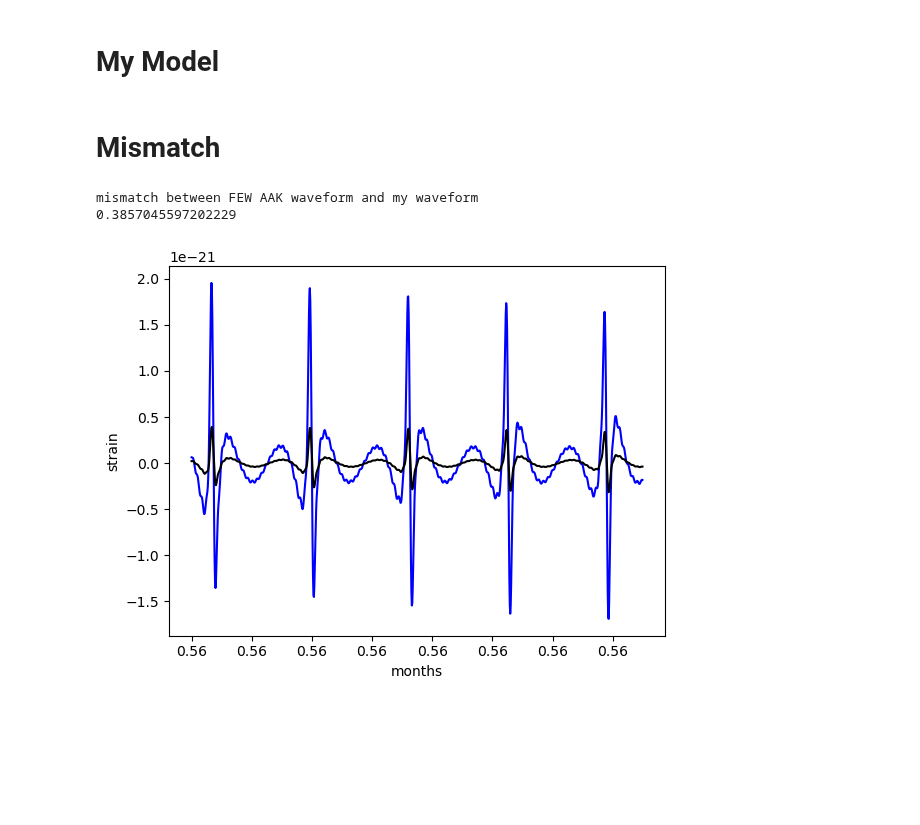
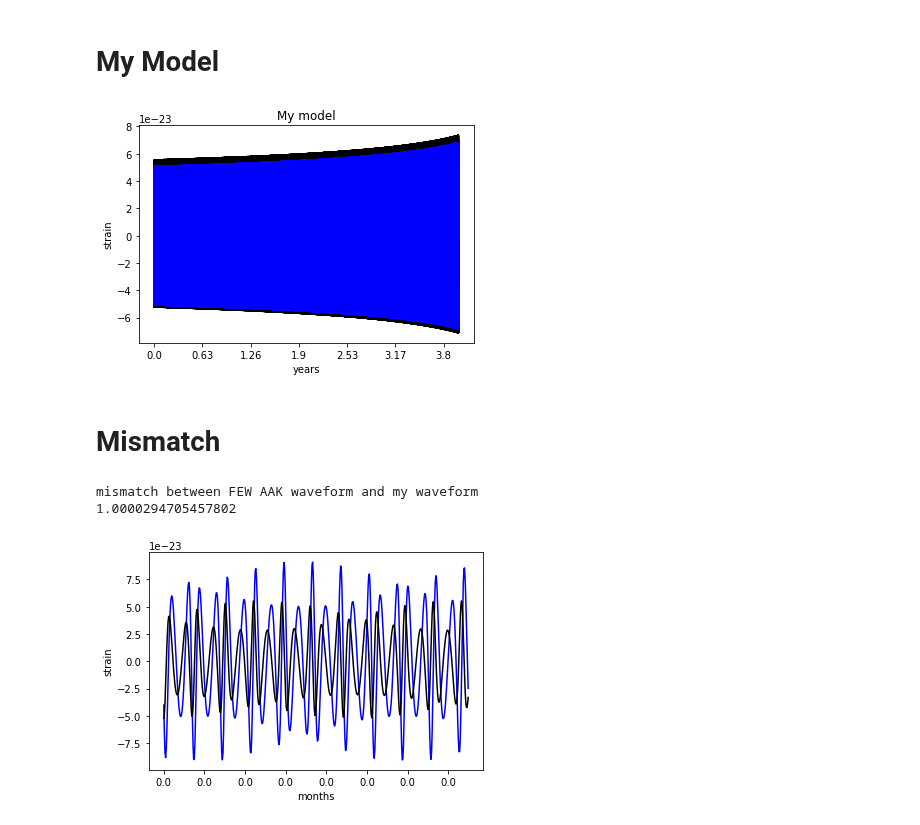
Before and after one commit to Shaun-F/GWGenerator, a Jupyter notebook: debugging/Compare generated waveforms.ipynb, the cells around one changed output. Drawn from its saved outputs; the diff is of its cells as text; code cells hidden in the pictures; blank space fills up the shorter version.

```diff
--- a/debugging/Compare generated waveforms.ipynb
+++ b/debugging/Compare generated waveforms.ipynb
@@ -35,4 +35,4 @@ phiK = 0.
 dist = 1.0
 mich = False
 dt = 15
-T = 8
+T = 4
@@ -41,12 +39,12 @@ ModuleNotFoundError: No module named 'few'
 # %% [markdown]
 # FEW 5PN AAK model
 # %%
-use_gpu = True
+use_gpu = False
 
 # keyword arguments for inspiral generator (RunKerrGenericPn5Inspiral)
 inspiral_kwargs = {
     "DENSE_STEPPING": 0,  # we want a sparsely sampled trajectory
-    "max_init_len": int(1e3),  # all of the trajectories will be well under len = 1000
+    "max_init_len": int(1e4),  # all of the trajectories will be well under len = 1000
 }
 
 # keyword arguments for summation generator (AAKSummation)
@@ -59,9 +57,9 @@ wave_generator = Pn5AAKWaveform(inspiral_kwargs=inspiral_kwargs, sum_kwargs=sum_
 FEWwaveform = wave_generator(M, mu, a, p0, e0, Y0, qS, phiS, qK, phiK, dist,Phi_phi0=Phi_phi0, Phi_theta0=Phi_theta0, Phi_r0=Phi_r0, mich=mich, dt=dt, T=T)
 
 t = np.arange(len(FEWwaveform)) * dt;
-wf = FEWwaveform.get()
-plt.plot(t, wf.real);
-plt.plot(t, wf.imag);
+wf = FEWwaveform
+plt.plot(t, wf.real, color='black');
+plt.plot(t, wf.imag,color='blue');
 plt.title("FEW AAK model");
 ticks = plt.xticks()[0][1:-1];
 newlabs = [int(i)/100 for i in (ticks*100/(60*60*24*365))];
@@ -73,11 +71,11 @@ plt.ylabel("strain");
 # %% [markdown]
 # My Model
 # %%
-use_gpu = True
+use_gpu = False
 
 # keyword arguments for inspiral generator (RunKerrGenericPn5Inspiral)
 inspiral_kwargs = {
-    "npoints": 10,  # we want a densely sampled trajectory
+    "npoints": 110,  # we want a densely sampled trajectory
     "dense_output": True
 }
 
@@ -92,36 +90,38 @@ wfgenerator = EMRIWaveform(inspiral_kwargs=inspiral_kwargs, sum_kwargs=sum_kwarg
 mywf = wfgenerator(M, mu, a, p0, e0, Y0, qS, phiS, qK, phiK, dist,Phi_phi0=Phi_phi0, Phi_theta0=Phi_theta0, Phi_r0=Phi_r0, mich=mich, dt=dt, T=T)
 
 t = np.arange(len(mywf)) * dt
-plt.plot(t, mywf.real);
-plt.plot(t, mywf.imag);
+plt.plot(t, mywf.real, color='black');
+plt.plot(t, mywf.imag,color='blue');
 plt.title("My model");
 ticks = plt.xticks()[0][1:-1];
 newlabs = [int(i)/100 for i in (ticks*100/(60*60*24*365))];
 plt.xticks(ticks, newlabs);
 plt.xlabel("years");
 plt.ylabel("strain");
+# %% [output]
+[figure, added]
 # %% [markdown]
 # Mismatch
 # %%
 print("mismatch between FEW AAK waveform and my waveform")
-print(get_mismatch(FEWwaveform, mywf))
+print(get_mismatch(FEWwaveform.real, mywf.real))
 # %% [output]
 mismatch between FEW AAK waveform and my waveform
-0.3857045597202229
+1.0000294705457802
 # %%
-st = 100000
-stop = 101000
+st = 0
+stop = 500
 dom = t[st:stop]
 ran1 = FEWwaveform.real[st:stop]
 #ran2 = testwf.real[st:stop]
 ran3 = mywf.real[st:stop]
 plt.plot(dom,ran1, label="FEW waveform",color="blue")
 #plt.plot(dom, ran2, label="example PN waveform")
 plt.plot(dom, ran3, label="my waveform",color="black");
 ticks = plt.xticks()[0][1:-1];
 newlabs = [int(i)/100 for i in (ticks*100/(60*60*24*31))];
 plt.xticks(ticks, newlabs);
 plt.xlabel("months");
 plt.ylabel("strain");
 # %% [output]
-[figure, old version]
+[figure, new version]
```
Also changed, not shown: parts of 2 cells of this notebook, 5 other files.
